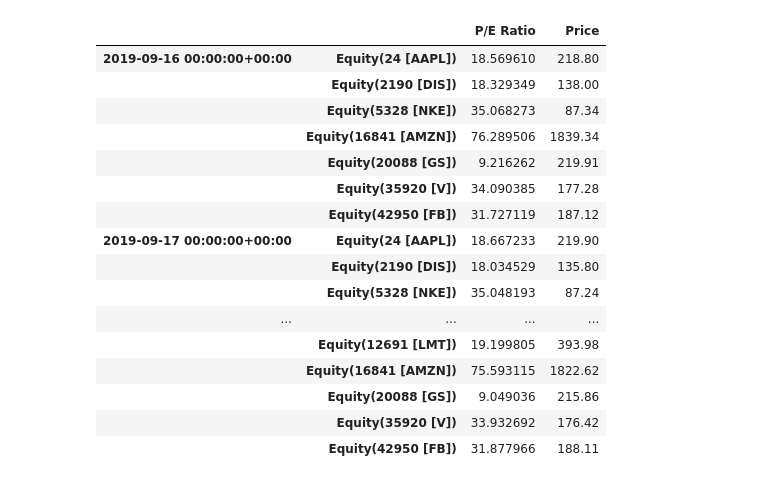
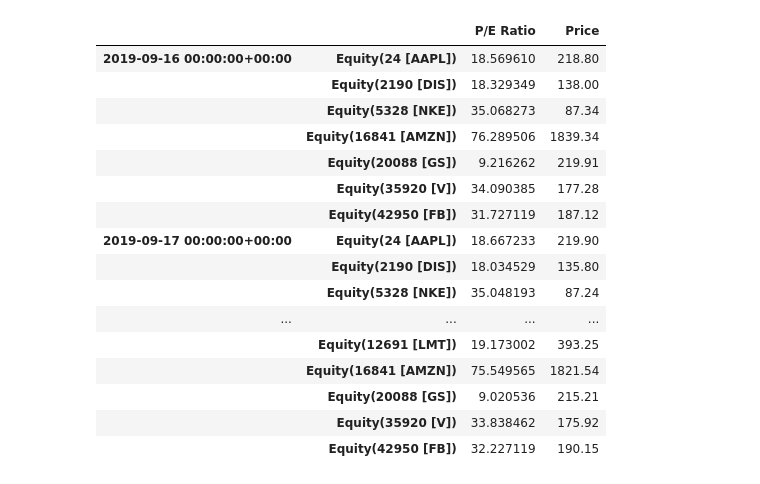
Before and after one commit to matthew-agard/Investment-Class-Portfolio, a Jupyter notebook: Portfolio_Research.ipynb, the cells around one changed output. Drawn from its saved outputs; the diff is of its cells as text; code cells hidden in the pictures.

```diff
--- a/Portfolio_Research.ipynb
+++ b/Portfolio_Research.ipynb
@@ -51,26 +52,26 @@ Pipeline Execution Time: 9.16 Seconds
 |  | Equity(53095 [ZM]) | 1627.007733 | 71.250 |
 2632 rows × 2 columns
 # %%
-stock_choices = symbols(['DIS', 'GS', 'FB', 'V', 'AAPL', 'AMZN', 'NKE', 'GOOG', 'LMT'])
+# Choose subset of stocks that were chosen during my class simulation
+stock_choices = ['DIS', 'GS', 'FB', 'V', 'AAPL', 'AMZN', 'NKE', 'GOOG', 'LMT']
+simulation_df = df.loc[(slice('2019-09-16','2019-09-20'), symbols(stock_choices)), :]
 
-# personal_port = df.loc[(slice(None), stock_choices), :]
-finance_class_df = df.loc[(slice('2019-09-16','2019-09-18'), stock_choices), :]
-finance_class_df
+simulation_df
 # %% [output]
 |  |  | P/E Ratio | Price |
 | 2019-09-16 00:00:00+00:00 | Equity(24 [AAPL]) | 18.569610 | 218.80 |
 |  | Equity(2190 [DIS]) | 18.329349 | 138.00 |
 |  | Equity(5328 [NKE]) | 35.068273 | 87.34 |
 |  | Equity(16841 [AMZN]) | 76.289506 | 1839.34 |
 |  | Equity(20088 [GS]) | 9.216262 | 219.91 |
 |  | Equity(35920 [V]) | 34.090385 | 177.28 |
 |  | Equity(42950 [FB]) | 31.727119 | 187.12 |
 | 2019-09-17 00:00:00+00:00 | Equity(24 [AAPL]) | 18.667233 | 219.90 |
 |  | Equity(2190 [DIS]) | 18.034529 | 135.80 |
 |  | Equity(5328 [NKE]) | 35.048193 | 87.24 |
 | ... | ... | ... | ... |
-|  | Equity(12691 [LMT]) | 19.199805 | 393.98 |
-|  | Equity(16841 [AMZN]) | 75.593115 | 1822.62 |
-|  | Equity(20088 [GS]) | 9.049036 | 215.86 |
-|  | Equity(35920 [V]) | 33.932692 | 176.42 |
-|  | Equity(42950 [FB]) | 31.877966 | 188.11 |
+|  | Equity(12691 [LMT]) | 19.173002 | 393.25 |
+|  | Equity(16841 [AMZN]) | 75.549565 | 1821.54 |
+|  | Equity(20088 [GS]) | 9.020536 | 215.21 |
+|  | Equity(35920 [V]) | 33.838462 | 175.92 |
+|  | Equity(42950 [FB]) | 32.227119 | 190.15 |
```
Also changed, not shown: parts of 3 cells of this notebook.
